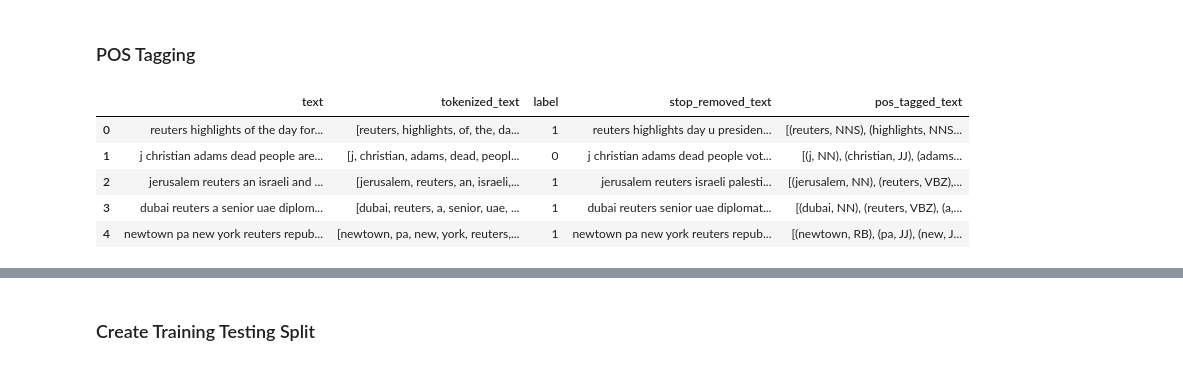
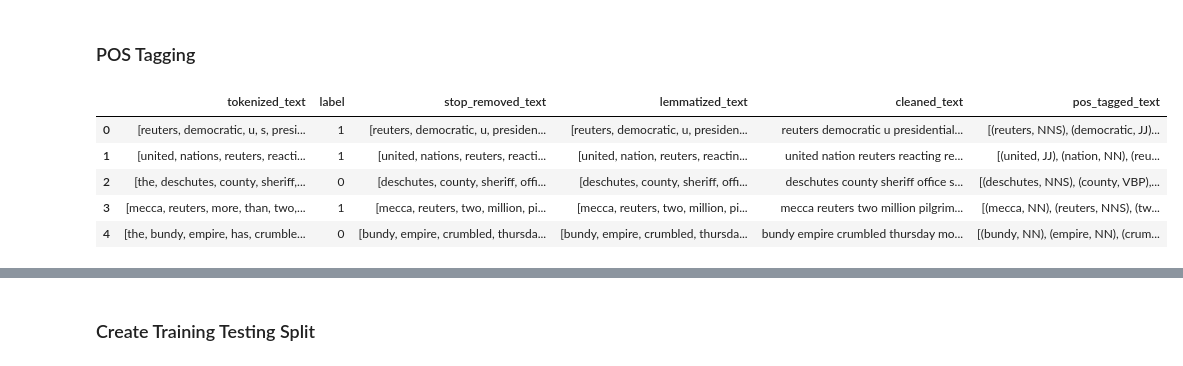
Before and after one commit to sirutBuasai/nlp-projects, a Jupyter notebook: real_fake_news/sbuasai_hw1.ipynb, the cells around one changed output, grey strips where cells are left out. Saved outputs shown, nothing was run; the diff lists cells and outputs as text; code cells hidden in the pictures.

```diff
--- a/real_fake_news/sbuasai_hw1.ipynb
+++ b/real_fake_news/sbuasai_hw1.ipynb
@@ -186,11 +187,23 @@ real_data['label'] = 1
 fake_data['label'] = 0
 
 # extract text and label
-real_raw = real_data[['text','tokenized_text', 'label']]
-fake_raw = fake_data[['text','tokenized_text', 'label']]
+real_raw = real_data[['tokenized_text', 'label']]
+fake_raw = fake_data[['tokenized_text', 'label']]
 
 # combine the real and fake data
 data_raw = pd.concat([real_raw, fake_raw])
 data_raw = data_raw.sample(frac=1).reset_index(drop=True)
+
+# remove stop words
+stop_words = nltk.corpus.stopwords.words('english')
+data_raw['stop_removed_text'] = data_raw['tokenized_text'].apply(lambda sentence: [word for word in sentence if word not in stop_words])
+
+# lemmatize tokens
+lemmatizer = nltk.stem.WordNetLemmatizer()
+data_raw['lemmatized_text'] = data_raw['stop_removed_text'].apply(lambda sentence: [lemmatizer.lemmatize(word) for word in sentence])
+
+# clean tokens into one string
+lemmatizer = nltk.stem.WordNetLemmatizer()
+data_raw['cleaned_text'] = data_raw['lemmatized_text'].apply(lambda sentence: ' '.join([word for word in sentence]))
 data_raw.head()
 # %% [output]
@@ -335,7 +348,2 @@ data_raw.head()
 # %% [markdown]
 ### Stop Word Removal
-# %%
-# remove stop words
-stop_words = nltk.corpus.stopwords.words('english')
-data_raw['stop_removed_text'] = data_raw['tokenized_text'].apply(lambda sentence: ' '.join([word for word in sentence if word not in stop_words]))
-data_raw.head()
@@ -350,15 +351,15 @@ data_raw.head()
 ### POS Tagging
 # %%
 # POS tag the tokenized text without stop words
-data_raw['pos_tagged_text'] = nltk.pos_tag_sents(data_raw['tokenized_text'])
+data_raw['pos_tagged_text'] = nltk.pos_tag_sents(data_raw['lemmatized_text'])
 data_raw.head()
 # %% [output]
-|  | text | tokenized_text | label | stop_removed_text | pos_tagged_text |
-| 0 | reuters highlights of the day for... | [reuters, highlights, of, the, da... | 1 | reuters highlights day u presiden... | [(reuters, NNS), (highlights, NNS... |
-| 1 | j christian adams dead people are... | [j, christian, adams, dead, peopl... | 0 | j christian adams dead people vot... | [(j, NN), (christian, JJ), (adams... |
-| 2 | jerusalem reuters an israeli and ... | [jerusalem, reuters, an, israeli,... | 1 | jerusalem reuters israeli palesti... | [(jerusalem, NN), (reuters, VBZ),... |
-| 3 | dubai reuters a senior uae diplom... | [dubai, reuters, a, senior, uae, ... | 1 | dubai reuters senior uae diplomat... | [(dubai, NN), (reuters, VBZ), (a,... |
-| 4 | newtown pa new york reuters repub... | [newtown, pa, new, york, reuters,... | 1 | newtown pa new york reuters repub... | [(newtown, RB), (pa, JJ), (new, J... |
+|  | tokenized_text | label | stop_removed_text | lemmatized_text | cleaned_text | pos_tagged_text |
+| 0 | [reuters, democratic, u, s, presi... | 1 | [reuters, democratic, u, presiden... | [reuters, democratic, u, presiden... | reuters democratic u presidential... | [(reuters, NNS), (democratic, JJ)... |
+| 1 | [united, nations, reuters, reacti... | 1 | [united, nations, reuters, reacti... | [united, nation, reuters, reactin... | united nation reuters reacting re... | [(united, JJ), (nation, NN), (reu... |
+| 2 | [the, deschutes, county, sheriff,... | 0 | [deschutes, county, sheriff, offi... | [deschutes, county, sheriff, offi... | deschutes county sheriff office s... | [(deschutes, NNS), (county, VBP),... |
+| 3 | [mecca, reuters, more, than, two,... | 1 | [mecca, reuters, two, million, pi... | [mecca, reuters, two, million, pi... | mecca reuters two million pilgrim... | [(mecca, NN), (reuters, NNS), (tw... |
+| 4 | [the, bundy, empire, has, crumble... | 0 | [bundy, empire, crumbled, thursda... | [bundy, empire, crumbled, thursda... | bundy empire crumbled thursday mo... | [(bundy, NN), (empire, NN), (crum... |
 # %%
 # list of POS tags from https://www.ling.upenn.edu/courses/Fall_2003/ling001/penn_treebank_pos.html
 # 3 filters given the frequency of nouns in fake news and verbs in real news
```
Also changed, not shown: parts of 28 cells of this notebook.
